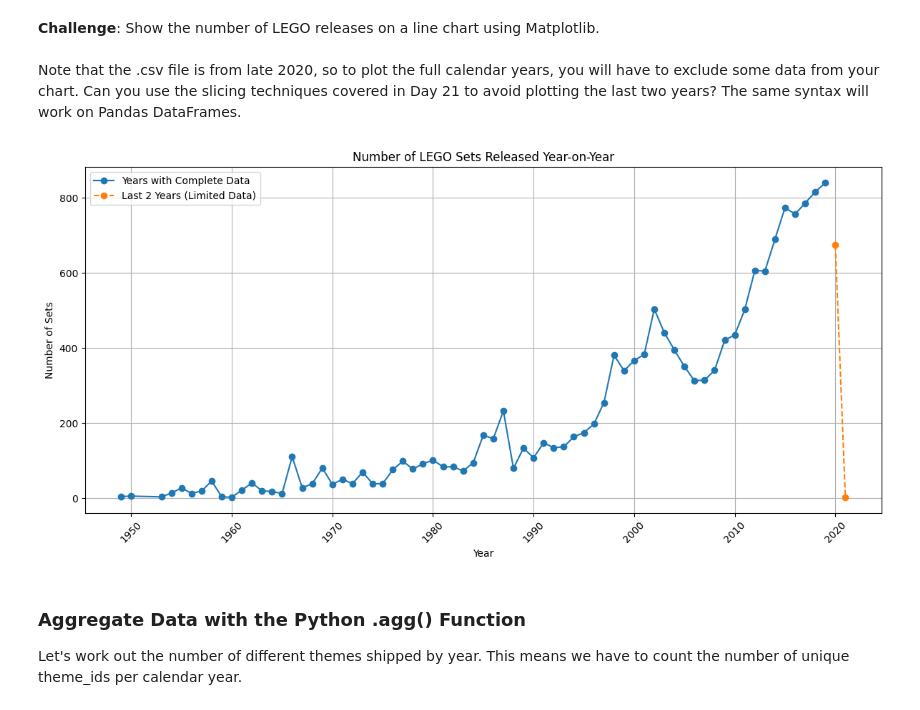
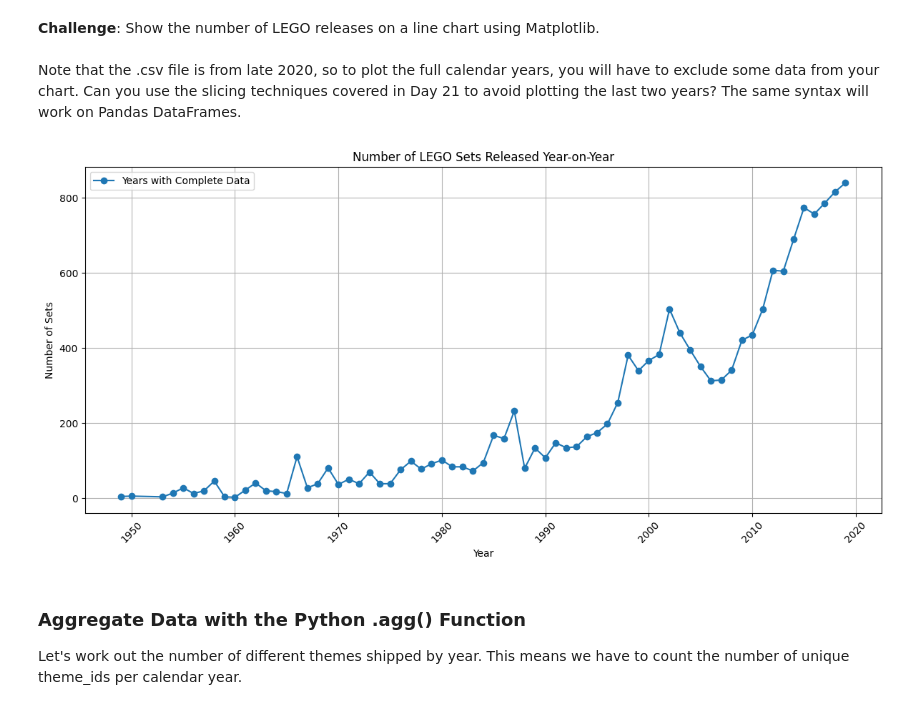
Before and after one commit to IrishEgie/data_science_py, a Jupyter notebook: data_science_3/Lego_Analysis_for_Course_(start).ipynb, the cells around one changed output. Saved outputs shown, nothing was run; the diff lists cells and outputs as text; code cells hidden in the pictures.

```diff
--- a/data_science_3/Lego_Analysis_for_Course_(start).ipynb
+++ b/data_science_3/Lego_Analysis_for_Course_(start).ipynb
@@ -162,19 +162,18 @@ years_latest = sets_per_year[-2:]      # The last two years
 # %%
 # Plotting the data
 plt.figure(figsize=(12, 6))
 plt.plot(years_full_data.index, years_full_data.values, marker='o', label='Years with Complete Data')
-plt.plot(years_latest.index, years_latest.values, marker='o', linestyle='--', label='Last 2 Years (Limited Data)')
 
 plt.title('Number of LEGO Sets Released Year-on-Year')
 plt.xlabel('Year')
 plt.ylabel('Number of Sets')
 plt.grid()
 plt.xticks(rotation=45)
 plt.legend()
 plt.tight_layout()  # Adjusts the plot to fit nicely
 plt.show()
 # %% [output]
-[figure, old version]
+[figure, new version]
 # %% [markdown]
 ### Aggregate Data with the Python .agg() Function
 
```
Also changed, not shown: parts of 3 cells of this notebook.
